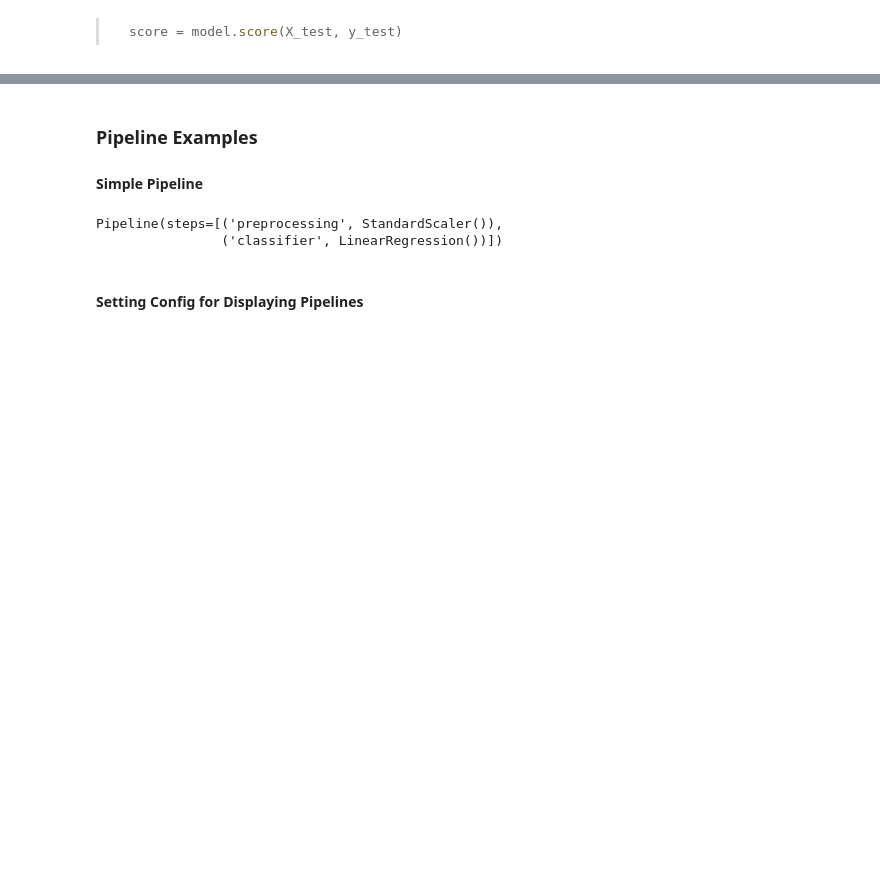
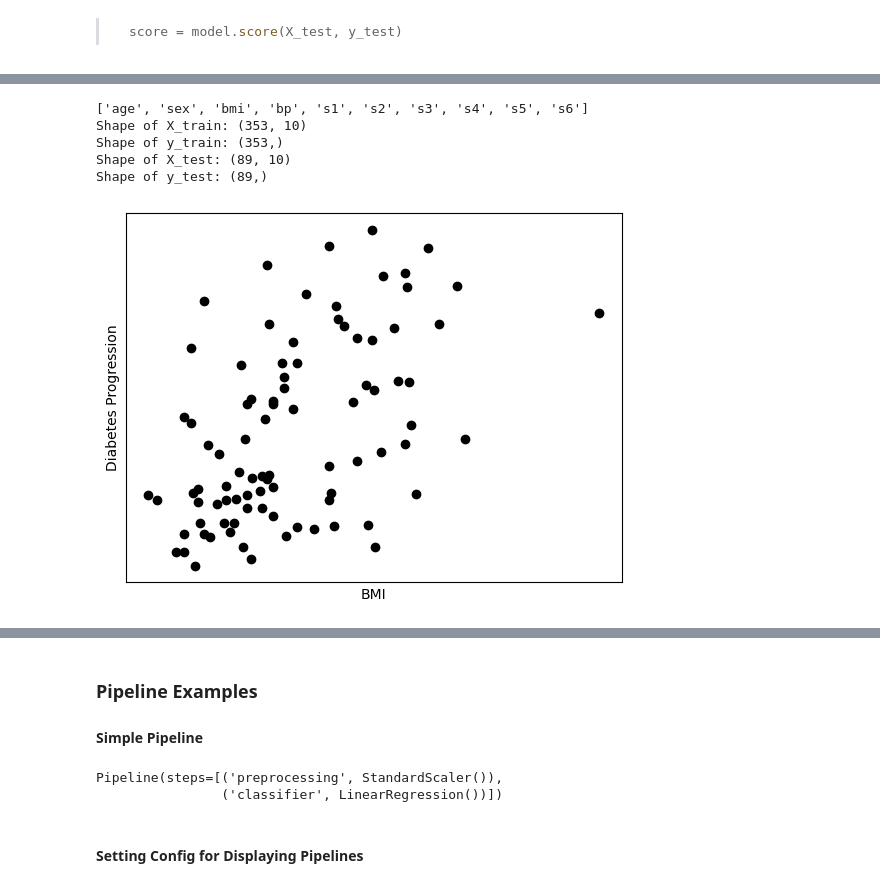
Before and after one commit to burakai/ENGR4450, a Jupyter notebook: 1_intro_-to-linear-models-and-scikit_learn.ipynb, the cells around one changed output, grey strips where cells are left out. Drawn from its saved outputs; the diff is of its cells as text; code cells hidden in the pictures; blank space fills up the shorter version.

```diff
--- a/1_intro_-to-linear-models-and-scikit_learn.ipynb
+++ b/1_intro_-to-linear-models-and-scikit_learn.ipynb
@@ -393,0 +486,41 @@ Each step except the last must be a transformer (i.e., an object that implements
+# %%
+# Code source: Burak KILIC
+# Import the necessary libraries
+import matplotlib.pyplot as plt
+import numpy as np
+
+from sklearn.datasets import load_diabetes
+from sklearn.linear_model import LinearRegression
+from sklearn.model_selection import train_test_split
+
+# Load the diabetes dataset
+diabetes = load_diabetes()
+print(diabetes.feature_names)
+
+# Split the data into training/testing sets
+X_train, X_test, y_train, y_test = train_test_split(diabetes.data, diabetes.target, test_size=0.2, random_state=42)
+
+# Check the shape of the data
+print(f"Shape of X_train: {X_train.shape}")
+print(f"Shape of y_train: {y_train.shape}")
+print(f"Shape of X_test: {X_test.shape}")
+print(f"Shape of y_test: {y_test.shape}")
+
+#Use only one feature (BMI)
+X_train = X_train[:, np.newaxis, 2]
+X_test = X_test[:, np.newaxis, 2]
+
+#Visualize the data
+plt.scatter(X_test, y_test, color="black")
+plt.xticks(())
+plt.yticks(())
+plt.xlabel('BMI')
+plt.ylabel('Diabetes Progression')
+plt.show()
+# %% [output]
+['age', 'sex', 'bmi', 'bp', 's1', 's2', 's3', 's4', 's5', 's6']
+Shape of X_train: (353, 10)
+Shape of y_train: (353,)
+Shape of X_test: (89, 10)
+Shape of y_test: (89,)
+[figure, added]
```
Also changed, not shown: parts of 52 cells of this notebook, 2 other files.
